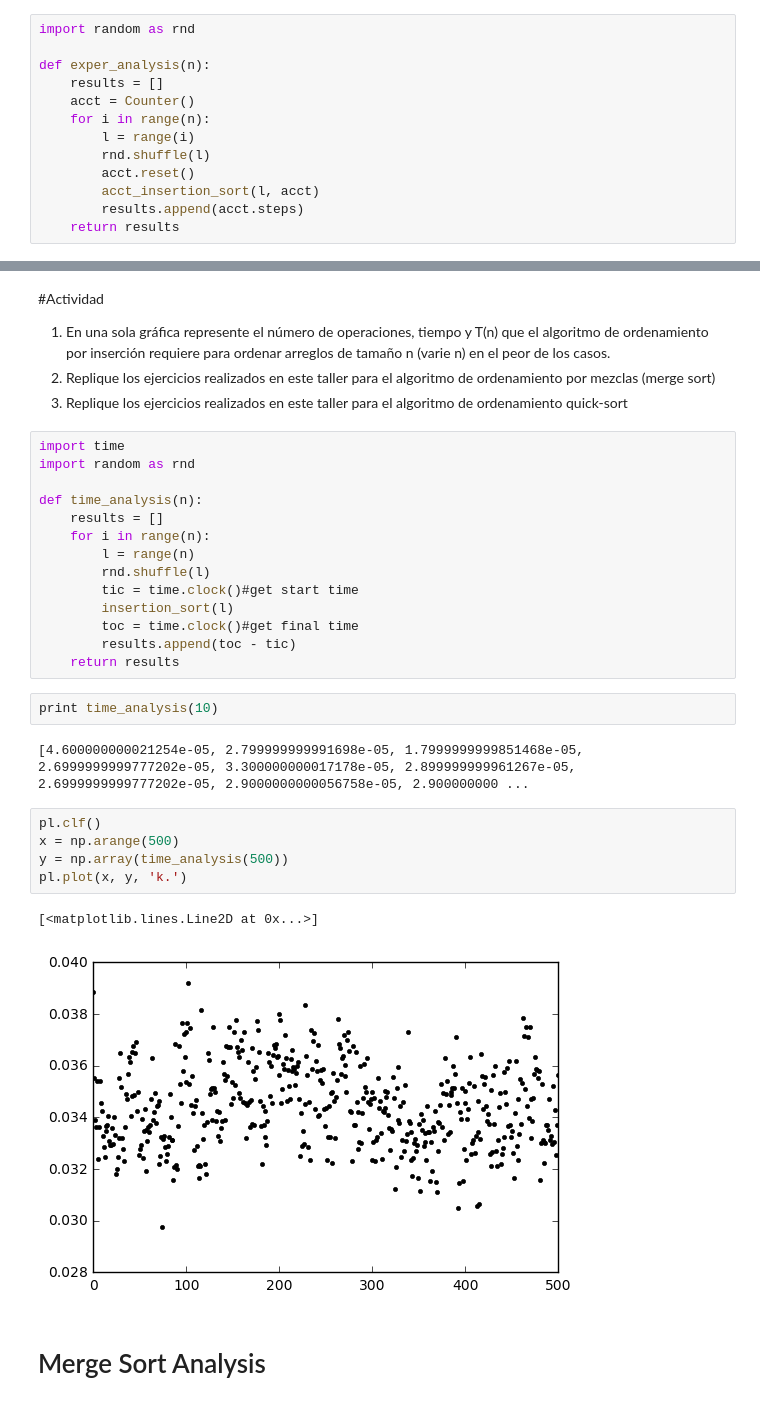
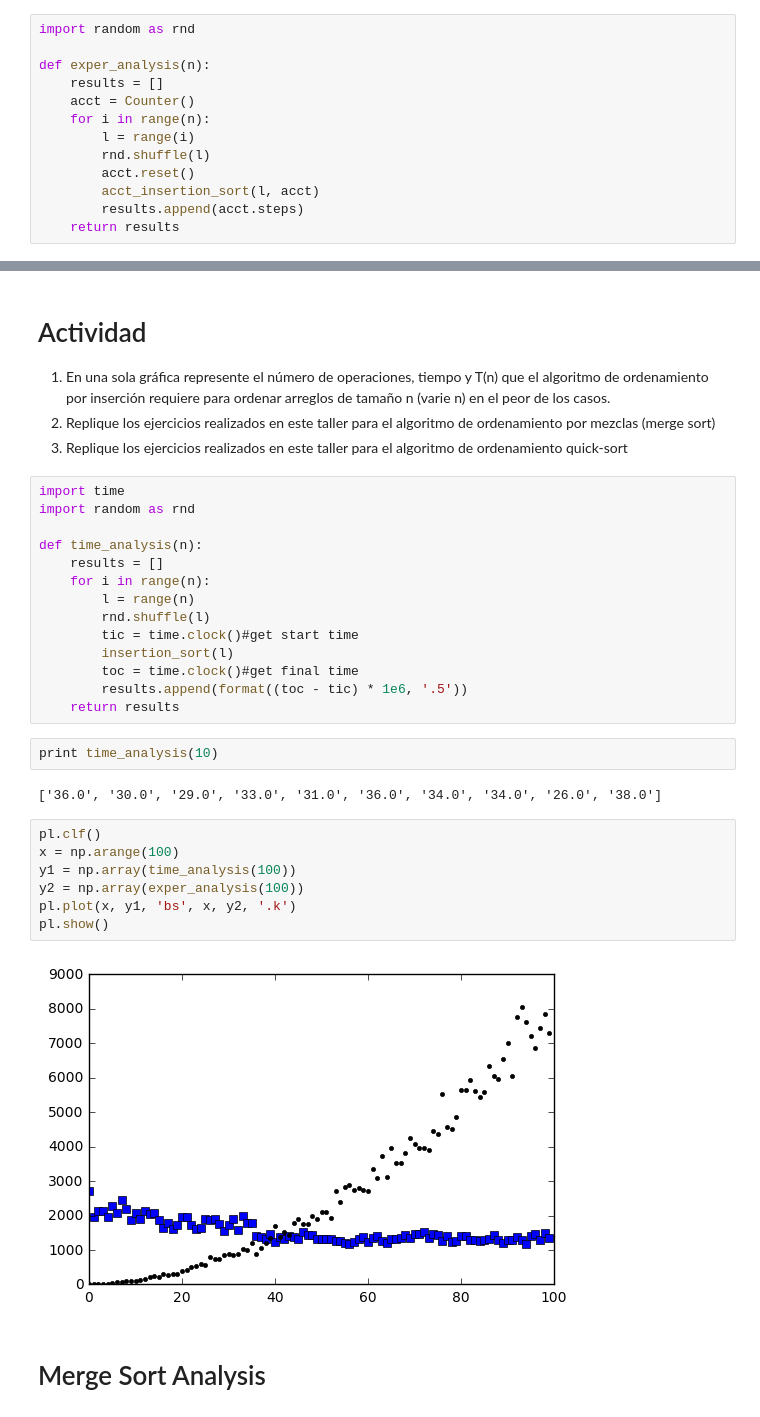
Before and after one commit to LauraRojas935/AnalisisAlgs, a Jupyter notebook: Assignment-1.ipynb, the cells around one changed output, grey strips where cells are left out. Cells and saved outputs as stored; diff of their text form.

```diff
--- a/Assignment-1.ipynb
+++ b/Assignment-1.ipynb
@@ -177,5 +177,5 @@ pl.plot(x, y, 'k.')
 # %% [markdown]
-#Actividad
+<h1>Actividad</h1>
  <ol>
   <li>En una sola gráfica represente el número de operaciones, tiempo y T(n) que el algoritmo de ordenamiento por inserción requiere para ordenar arreglos de tamaño n (varie n) en el peor de los casos.</li>
   <li>Replique los ejercicios realizados en este taller para el algoritmo de ordenamiento por mezclas (merge sort)</li>
@@ -193,20 +193,21 @@ def time_analysis(n):
         tic = time.clock()#get start time
         insertion_sort(l)
         toc = time.clock()#get final time
-        results.append(toc - tic)
+        results.append(format((toc - tic) * 1e6, '.5'))
     return results
 # %%
 print time_analysis(10)
 # %% [output]
-[4.600000000021254e-05, 2.799999999991698e-05, 1.7999999999851468e-05, 2.6999999999777202e-05, 3.300000000017178e-05, 2.899999999961267e-05, 2.6999999999777202e-05, 2.9000000000056758e-05, 2.900000000 ...
+['36.0', '30.0', '29.0', '33.0', '31.0', '36.0', '34.0', '34.0', '26.0', '38.0']
 # %%
 pl.clf()
-x = np.arange(500)
-y = np.array(time_analysis(500))
-pl.plot(x, y, 'k.')
+x = np.arange(100)
+y1 = np.array(time_analysis(100))
+y2 = np.array(exper_analysis(100))
+pl.plot(x, y1, 'bs', x, y2, '.k')
+pl.show()
 # %% [output]
-[<matplotlib.lines.Line2D at 0x...>]
-[figure, old version]
+[figure, new version]
 # %% [markdown]
 <h1>Merge Sort Analysis</h1>
 # %% [markdown]
```
Also changed, not shown: parts of 17 cells of this notebook.
